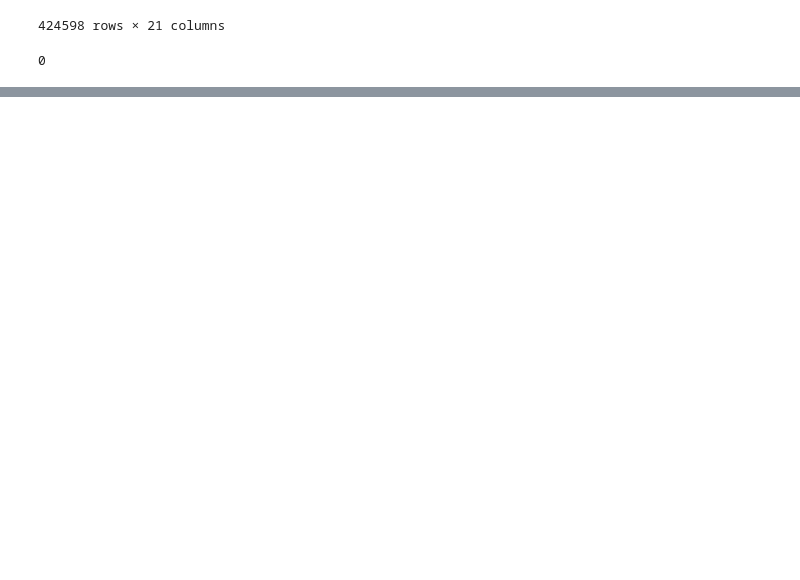
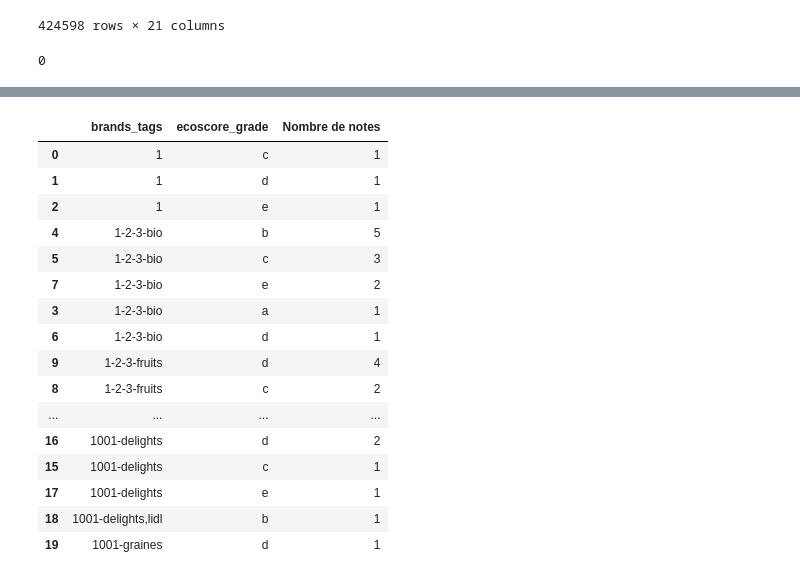
Before and after one commit to LikeADemonicMind/cartedor, a Jupyter notebook: Projet sur l'analyse de la qualité des produits alimentaires.ipynb, the cells around one changed output, grey strips where cells are left out. Saved outputs shown, nothing was run; the diff lists cells and outputs as text; code cells hidden in the pictures; blank space fills up the shorter version.

```diff
--- a/Projet sur l'analyse de la qualité des produits alimentaires.ipynb
+++ b/Projet sur l'analyse de la qualité des produits alimentaires.ipynb
@@ -294,0 +311,3 @@ Ceci est un test.
+# %%
+df_ecoscore = df_ecoscore[["brands_tags","ecoscore_grade"]]
+df_ecoscore
@@ -294,0 +328,3 @@ Ceci est un test.
+# %%
+df_ecoscore_gb = df_ecoscore.groupby(by=["brands_tags","ecoscore_grade"]).size().to_frame('Nombre de notes').reset_index()
+df_ecoscore_gb
@@ -294,0 +345,4 @@ Ceci est un test.
+# %%
+df_ecoscore_gb = df_ecoscore_gb[df_ecoscore_gb.ecoscore_grade != "not-applicable"]
+
+df_ecoscore_gb
@@ -294,0 +373,21 @@ Ceci est un test.
+# %%
+bio_plus = df_ecoscore_gb.sort_values(by = ["brands_tags","Nombre de notes"], ascending = [True,False])
+bio_plus.head(20)
+# %% [output]
+|  | brands_tags | ecoscore_grade | Nombre de notes |
+| 0 | 1 | c | 1 |
+| 1 | 1 | d | 1 |
+| 2 | 1 | e | 1 |
+| 4 | 1-2-3-bio | b | 5 |
+| 5 | 1-2-3-bio | c | 3 |
+| 7 | 1-2-3-bio | e | 2 |
+| 3 | 1-2-3-bio | a | 1 |
+| 6 | 1-2-3-bio | d | 1 |
+| 9 | 1-2-3-fruits | d | 4 |
+| 8 | 1-2-3-fruits | c | 2 |
+| ... | ... | ... | ... |
+| 16 | 1001-delights | d | 2 |
+| 15 | 1001-delights | c | 1 |
+| 17 | 1001-delights | e | 1 |
+| 18 | 1001-delights,lidl | b | 1 |
+| 19 | 1001-graines | d | 1 |
```
Also changed, not shown: parts of 6 cells of this notebook.
